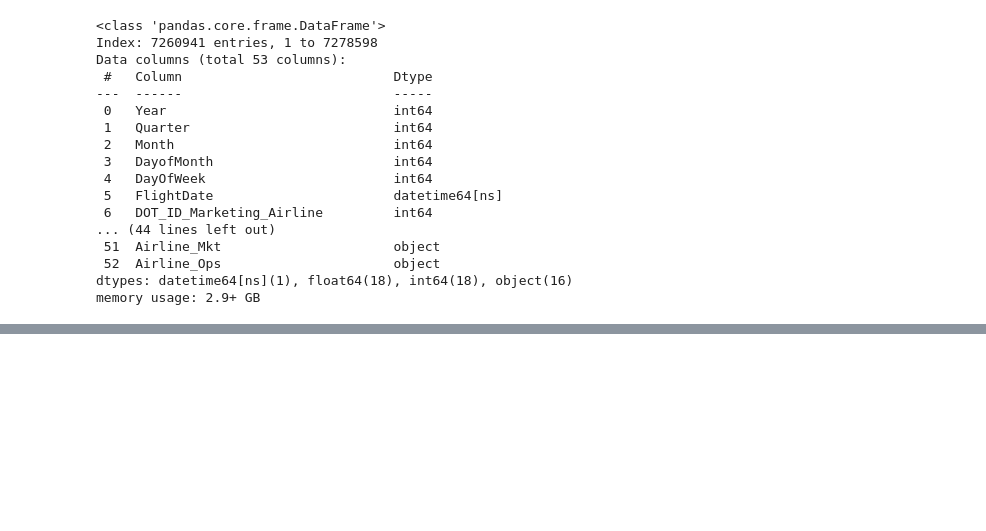
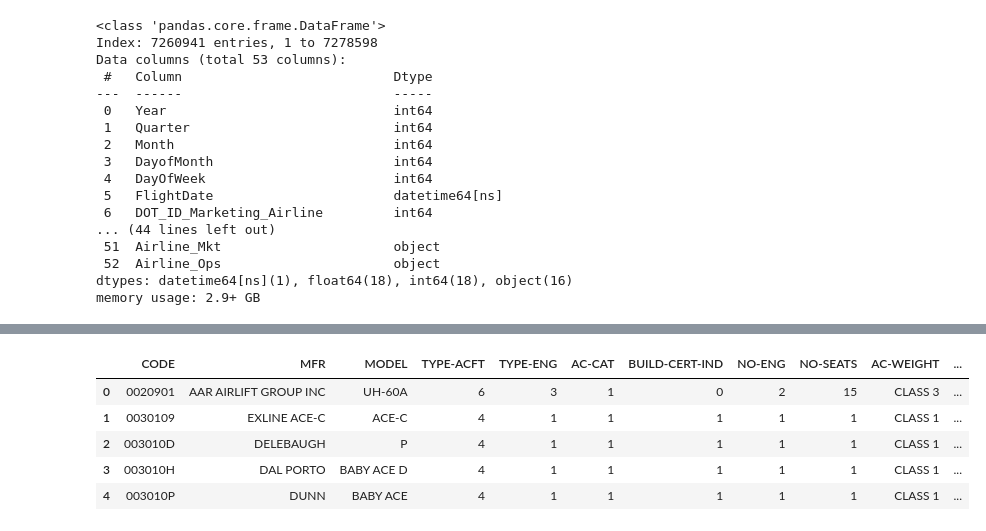
Before and after one commit to dezertdweller/flight-cancellations, a Jupyter notebook: notebooks/importing-data.ipynb, the cells around one changed output, grey strips where cells are left out. Cells and saved outputs as stored; diff of their text form; code cells hidden in the pictures; blank space fills up the shorter version.

```diff
--- a/notebooks/importing-data.ipynb
+++ b/notebooks/importing-data.ipynb
@@ -856,0 +867,2 @@ memory usage: 2.9+ GB
+# %%
+aircraft_ref = pd.read_csv(DATA_PATH + '/ReleasableAircraft/ACFTREF.txt')
@@ -856,0 +1025,9 @@ memory usage: 2.9+ GB
+# %%
+aircraft_ref.head()
+# %% [output]
+|  | CODE | MFR | MODEL | TYPE-ACFT | TYPE-ENG | AC-CAT | BUILD-CERT-IND | NO-ENG | NO-SEATS | AC-WEIGHT | ... |
+| 0 | 0020901 | AAR AIRLIFT GROUP INC | UH-60A | 6 | 3 | 1 | 0 | 2 | 15 | CLASS 3 | ... |
+| 1 | 0030109 | EXLINE ACE-C | ACE-C | 4 | 1 | 1 | 1 | 1 | 1 | CLASS 1 | ... |
+| 2 | 003010D | DELEBAUGH | P | 4 | 1 | 1 | 1 | 1 | 1 | CLASS 1 | ... |
+| 3 | 003010H | DAL PORTO | BABY ACE D | 4 | 1 | 1 | 1 | 1 | 1 | CLASS 1 | ... |
+| 4 | 003010P | DUNN | BABY ACE | 4 | 1 | 1 | 1 | 1 | 1 | CLASS 1 | ... |
```
Also changed, not shown: parts of 41 cells of this notebook.
